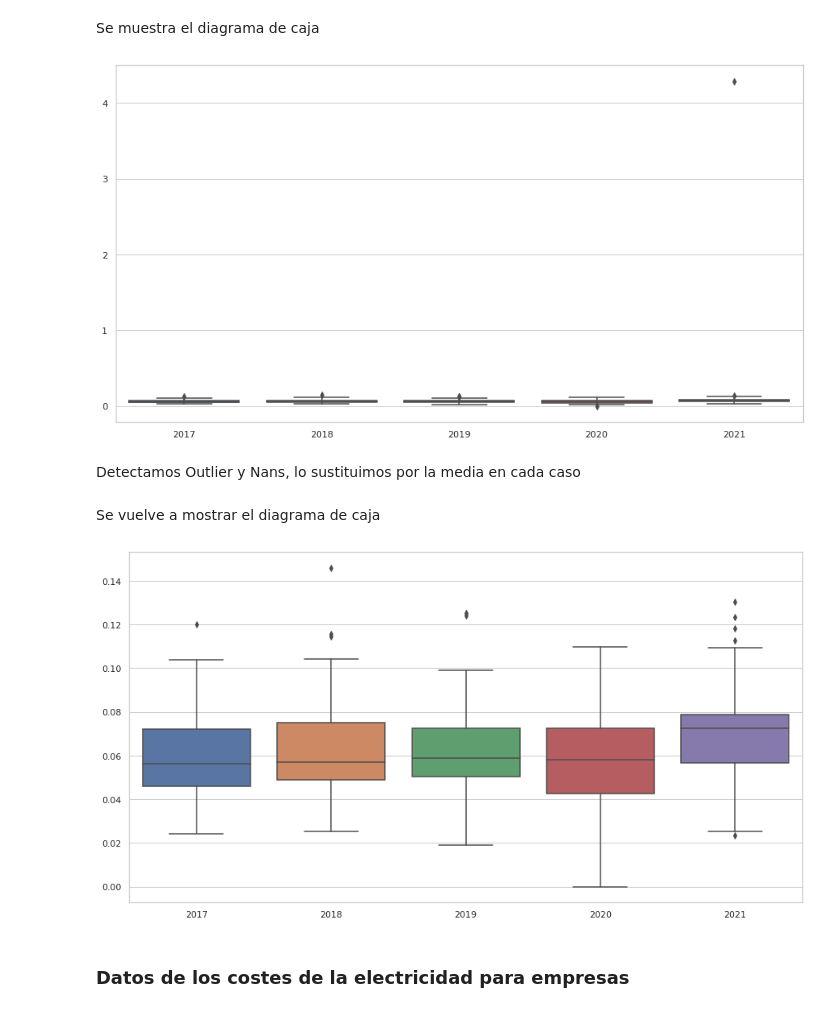
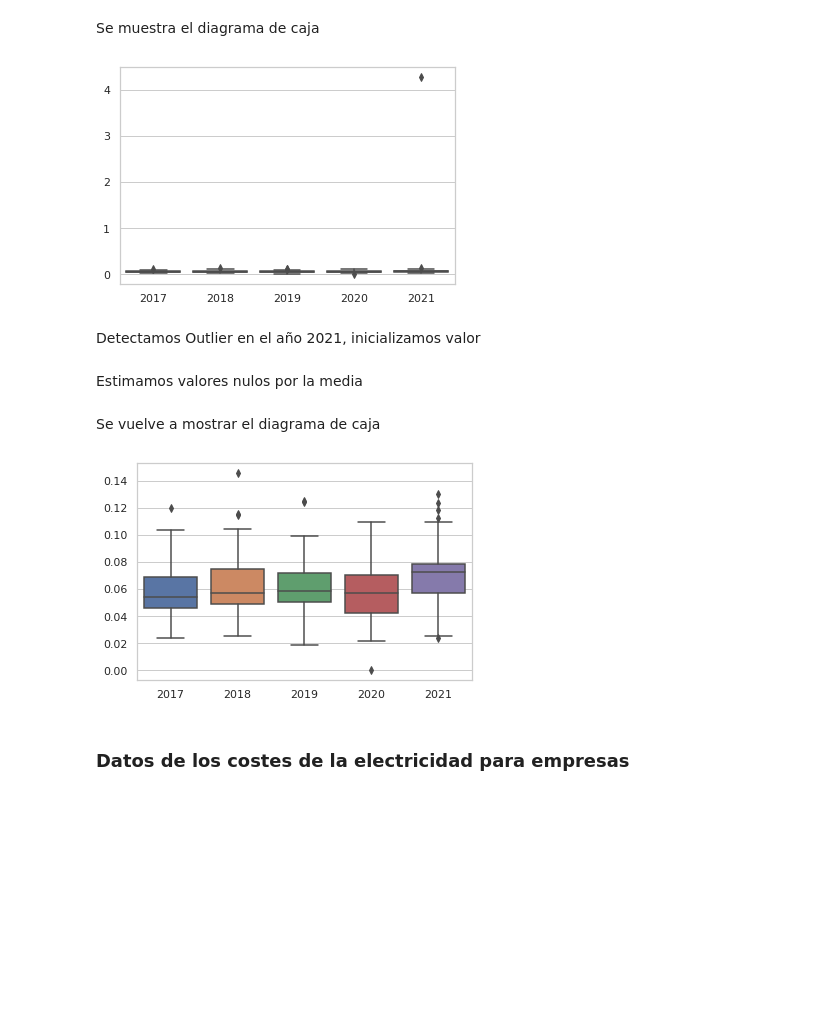
Before and after one commit to tipologia-datos-UOC-pract-jonas-miguel/pract-1, a Jupyter notebook: notebook/pract-1.ipynb, the cells around one changed output. Drawn from its saved outputs; the diff is of its cells as text; code cells hidden in the pictures; blank space fills up the shorter version.

```diff
--- a/notebook/pract-1.ipynb
+++ b/notebook/pract-1.ipynb
@@ -406,0 +418,4 @@ export_dataframe(
+# %%
+def show_boxplot( df ):
+    sns.set_theme( style = "whitegrid" )
+    ax = sns.boxplot( data = df )
@@ -491,7 +501,15 @@ ax = sns.boxplot(data=GasPricesNoHousehold)
 # %% [markdown]
 Se eliminan las columnas correspondientes a los valores semestrales de lo años desde el 2012 al 2016 que no contienen datos
 # %%
-ElectPricesHouseholds=data_electricity_prices_household_consumers.drop(['2012-S2','2013-S2','2014-S2','2015-S2','2016-S2'], axis=1)
+ElectPricesHouseholds = data_electricity_prices_household_consumers.drop(
+    [
+     '2012-S2',
+     '2013-S2',
+     '2014-S2',
+     '2015-S2',
+     '2016-S2'
+    ], axis=1
+)
 # %% [markdown]
 Muestra de los 10 primeros valores
 # %%
@@ -511,9 +529,8 @@ display(ElectPricesHouseholds.head( 10 ) )
 # %% [markdown]
 Se muestra el diagrama de caja
 # %%
-sns.set_theme(style="whitegrid")
-ax = sns.boxplot(data=ElectPricesHouseholds)
+show_boxplot( ElectPricesHouseholds )
 # %% [output]
-[figure, old version]
+[figure, new version]
 # %% [markdown]
-Detectamos Outlier y Nans, lo sustituimos por la media en cada caso
+Detectamos Outlier en el año 2021, inicializamos valor
@@ -520 +539,3 @@ Detectamos Outlier y Nans, lo sustituimos por la media en cada caso
+# %% [markdown]
+ Estimamos valores nulos por la media
 # %%
@@ -536,9 +547,9 @@ ElectPricesHouseholds.fillna(median,inplace=True)
 # %% [markdown]
 Se vuelve a mostrar el diagrama de caja
 # %%
-ax = sns.boxplot(data=ElectPricesHouseholds)
+show_boxplot( ElectPricesHouseholds )
 # %% [output]
-[figure, old version]
+[figure, new version]
 # %% [markdown]
 ### Datos de los costes de la electricidad para empresas
 # %% [markdown]
```
Also changed, not shown: parts of 28 cells of this notebook, 2 other files.
